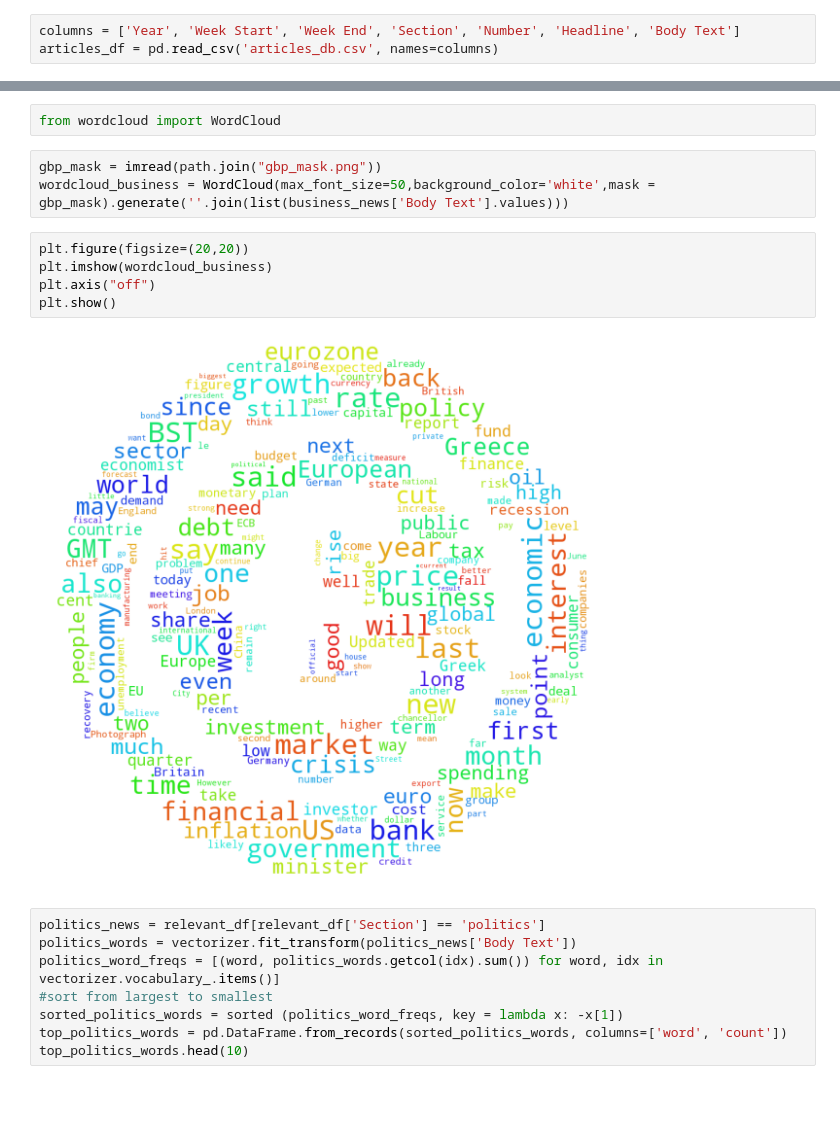
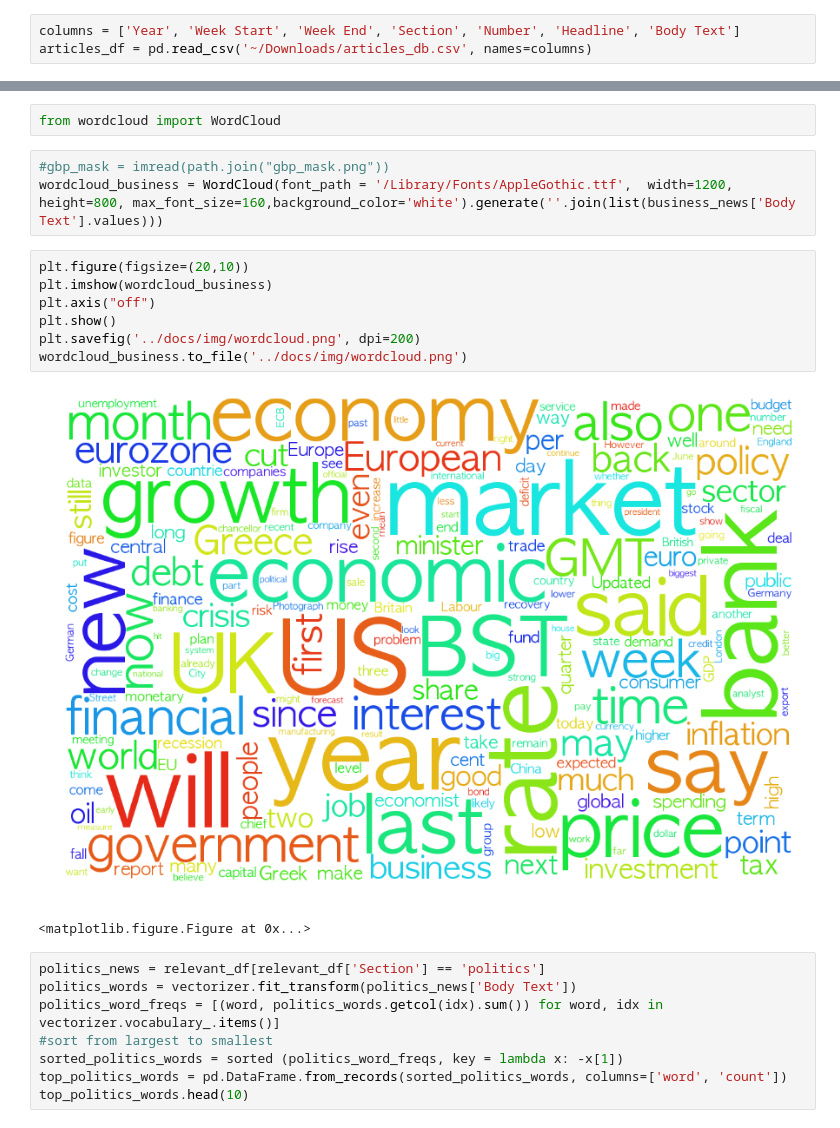
Before and after one commit to nikhilaravi/exchangerate, a Jupyter notebook: data_collection/Sentiment_analysis_exploration.ipynb, the cells around one changed output, grey strips where cells are left out. Saved outputs shown, nothing was run; the diff lists cells and outputs as text; blank space fills up the shorter version.

Commit message:
added word cloud

```diff
--- a/data_collection/Sentiment_analysis_exploration.ipynb
+++ b/data_collection/Sentiment_analysis_exploration.ipynb
@@ -11,7 +11,7 @@ from sklearn.feature_extraction.text import CountVectorizer
 import seaborn as sb
 # %%
 columns = ['Year', 'Week Start', 'Week End', 'Section', 'Number', 'Headline', 'Body Text']
-articles_df = pd.read_csv('articles_db.csv', names=columns)
+articles_df = pd.read_csv('~/Downloads/articles_db.csv', names=columns)
 # %%
 articles_df.head(100)
 # %% [output]
@@ -91,15 +91,18 @@ top_businesswords.head(10)
 # %%
 from wordcloud import WordCloud
 # %%
-gbp_mask = imread(path.join("gbp_mask.png"))
-wordcloud_business = WordCloud(max_font_size=50,background_color='white',mask = gbp_mask).generate(''.join(list(business_news['Body Text'].values)))
+#gbp_mask = imread(path.join("gbp_mask.png"))
+wordcloud_business = WordCloud(font_path = '/Library/Fonts/AppleGothic.ttf',  width=1200, height=800, max_font_size=160,background_color='white').generate(''.join(list(business_news['Body Text'].values)))
 # %%
-plt.figure(figsize=(20,20))
+plt.figure(figsize=(20,10))
 plt.imshow(wordcloud_business)
 plt.axis("off")
 plt.show()
+plt.savefig('../docs/img/wordcloud.png', dpi=200)
+wordcloud_business.to_file('../docs/img/wordcloud.png')
 # %% [output]
-[figure, old version]
+[figure, new version]
+<matplotlib.figure.Figure at 0x...>
 # %%
 politics_news = relevant_df[relevant_df['Section'] == 'politics']
 politics_words = vectorizer.fit_transform(politics_news['Body Text'])
```
Also changed, not shown: 2 other files.
